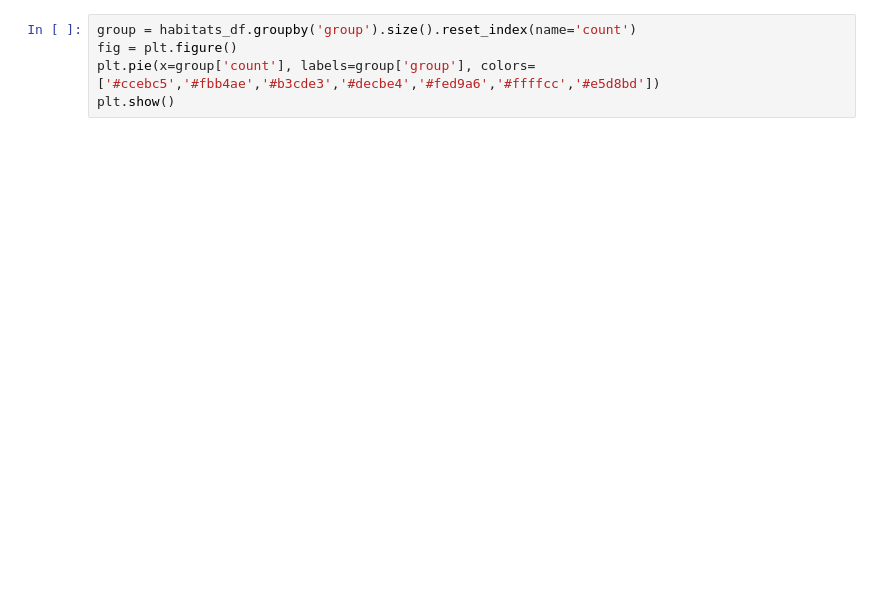
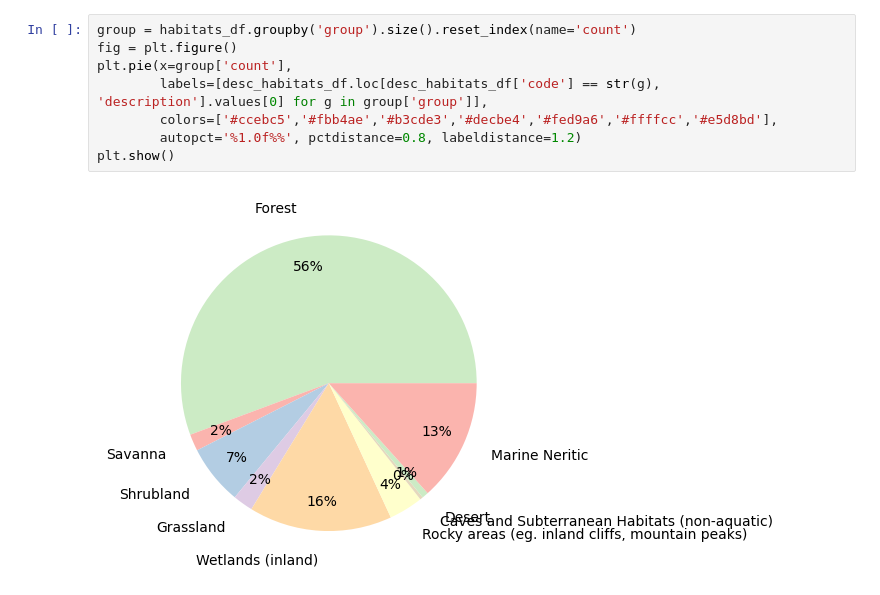
Before and after one commit to dauinh/wildwatch, a Jupyter notebook: dev/analysis.ipynb, the cells around one changed output. Saved outputs shown, nothing was run; the diff lists cells and outputs as text; blank space fills up the shorter version.

```diff
--- a/dev/analysis.ipynb
+++ b/dev/analysis.ipynb
@@ -17,8 +24,13 @@ plt.show()
 # %%
 group = habitats_df.groupby('group').size().reset_index(name='count')
 fig = plt.figure()
-plt.pie(x=group['count'], labels=group['group'], colors=['#ccebc5','#fbb4ae','#b3cde3','#decbe4','#fed9a6','#ffffcc','#e5d8bd'])
+plt.pie(x=group['count'],
+        labels=[desc_habitats_df.loc[desc_habitats_df['code'] == str(g), 'description'].values[0] for g in group['group']],
+        colors=['#ccebc5','#fbb4ae','#b3cde3','#decbe4','#fed9a6','#ffffcc','#e5d8bd'],
+        autopct='%1.0f%%', pctdistance=0.8, labeldistance=1.2)
 plt.show()
+# %% [output]
+[figure, added]
 # %%
 group = threats_df.groupby('group').size().reset_index(name='count')
 fig = plt.figure()
```
Also changed, not shown: parts of 5 cells of this notebook, 4 other files.
